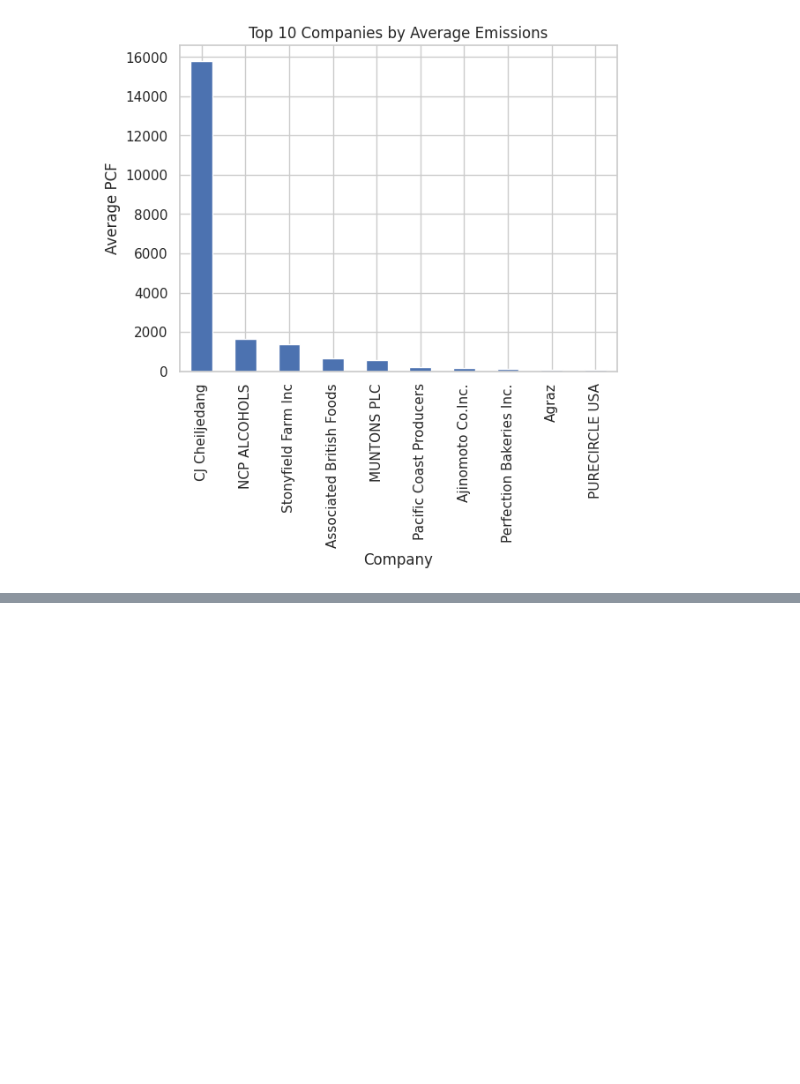
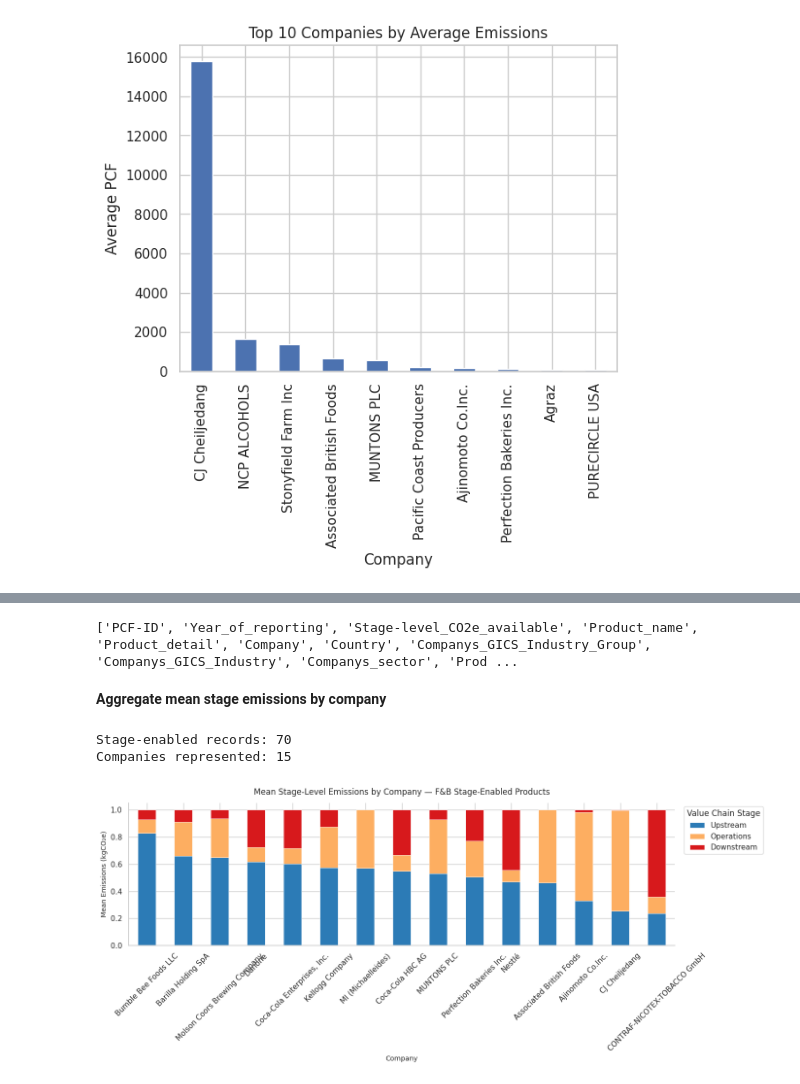
Before and after one commit to CheedTriad/Enterprise-Carbon-Footprint-Analytics-Platform-for-Retail-Supply-Chain, a Jupyter notebook: notebook/carbon-catalogue.ipynb, the cells around one changed output, grey strips where cells are left out. Saved outputs shown, nothing was run; the diff lists cells and outputs as text; code cells hidden in the pictures; blank space fills up the shorter version.

```diff
--- a/notebook/carbon-catalogue.ipynb
+++ b/notebook/carbon-catalogue.ipynb
@@ -301,0 +434,48 @@ plt.show()
+# %%
+print(df_food.columns.tolist())
+# %% [output]
+['PCF-ID', 'Year_of_reporting', 'Stage-level_CO2e_available', 'Product_name', 'Product_detail', 'Company', 'Country', 'Companys_GICS_Industry_Group', 'Companys_GICS_Industry', 'Companys_sector', 'Prod ...
+# %% [markdown]
+**Aggregate mean stage emissions by company**
+# %%
+# Force stage columns to numeric, coercing strings like 'N/a...' to NaN
+for col in ['Upstream_CO2e', 'Operations_CO2e', 'Downstream_CO2e']:
+    df_food[col] = pd.to_numeric(df_food[col], errors='coerce')
+
+# Filter to only records that have all three stage values populated
+df_stage_enabled = df_food[
+    df_food['Upstream_CO2e'].notna() &
+    df_food['Operations_CO2e'].notna() &
+    df_food['Downstream_CO2e'].notna()
+].copy()
+
+print(f"Stage-enabled records: {len(df_stage_enabled)}")
+print(f"Companies represented: {df_stage_enabled['Company'].nunique()}")
+
+# Aggregate mean stage emissions by company
+stage_by_company = df_stage_enabled.groupby('Company')[
+    ['Upstream_CO2e', 'Operations_CO2e', 'Downstream_CO2e']
+].mean().sort_values('Upstream_CO2e', ascending=False)
+
+# Plot stacked bar
+ax = stage_by_company.plot(
+    kind='bar',
+    stacked=True,
+    figsize=(14, 6),
+    color=['#2c7bb6', '#fdae61', '#d7191c'],
+    edgecolor='white',
+    linewidth=0.5
+)
+
+ax.set_title('Mean Stage-Level Emissions by Company — F&B Stage-Enabled Products', fontsize=12, pad=12)
+ax.set_xlabel('Company', fontsize=10)
+ax.set_ylabel('Mean Emissions (kgCO₂e)', fontsize=10)
+ax.legend(['Upstream', 'Operations', 'Downstream'], title='Value Chain Stage', bbox_to_anchor=(1.01, 1), loc='upper left')
+ax.tick_params(axis='x', labelrotation=45)
+plt.tight_layout()
+sns.despine()
+plt.show()
+# %% [output]
+Stage-enabled records: 70
+Companies represented: 15
+[figure, added]
```
Also changed, not shown: parts of 18 cells of this notebook, 1 other file.
